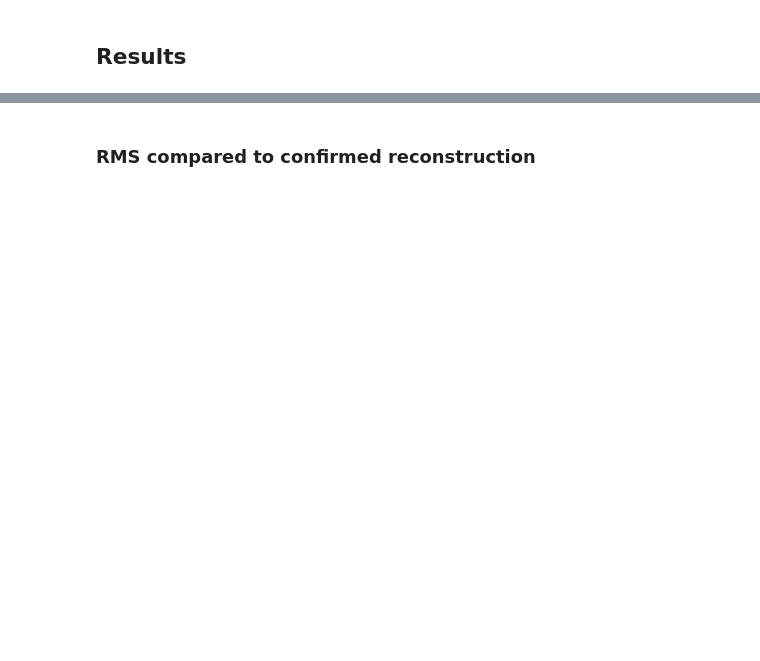
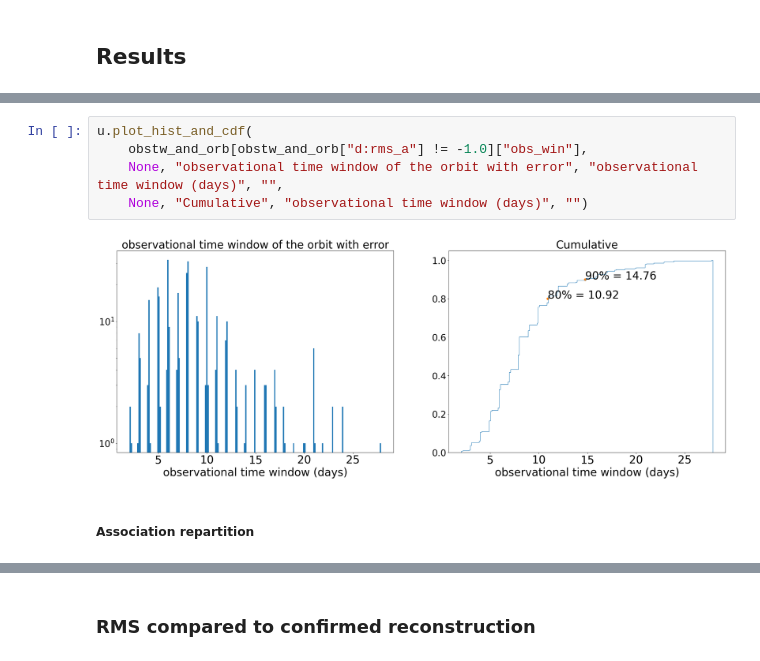
Before and after one commit to FusRoman/fink-fat, a Jupyter notebook: notebook/results_analysis/candidates_fink_fat.ipynb, the cells around one changed output, grey strips where cells are left out. Cells and saved outputs as stored; diff of their text form; blank space fills up the shorter version.

```diff
--- a/notebook/results_analysis/candidates_fink_fat.ipynb
+++ b/notebook/results_analysis/candidates_fink_fat.ipynb
@@ -55,0 +95,9 @@ candid_reconstr_traje
+# %%
+u.plot_hist_and_cdf(
+    obstw_and_orb[obstw_and_orb["d:rms_a"] != -1.0]["obs_win"],
+    None, "observational time window of the orbit with error", "observational time window (days)", "",
+    None, "Cumulative", "observational time window (days)", "")
+# %% [output]
+[figure, added]
+# %% [markdown]
+##### Association repartition
```
Also changed, not shown: parts of 22 cells of this notebook, 8 other files.
